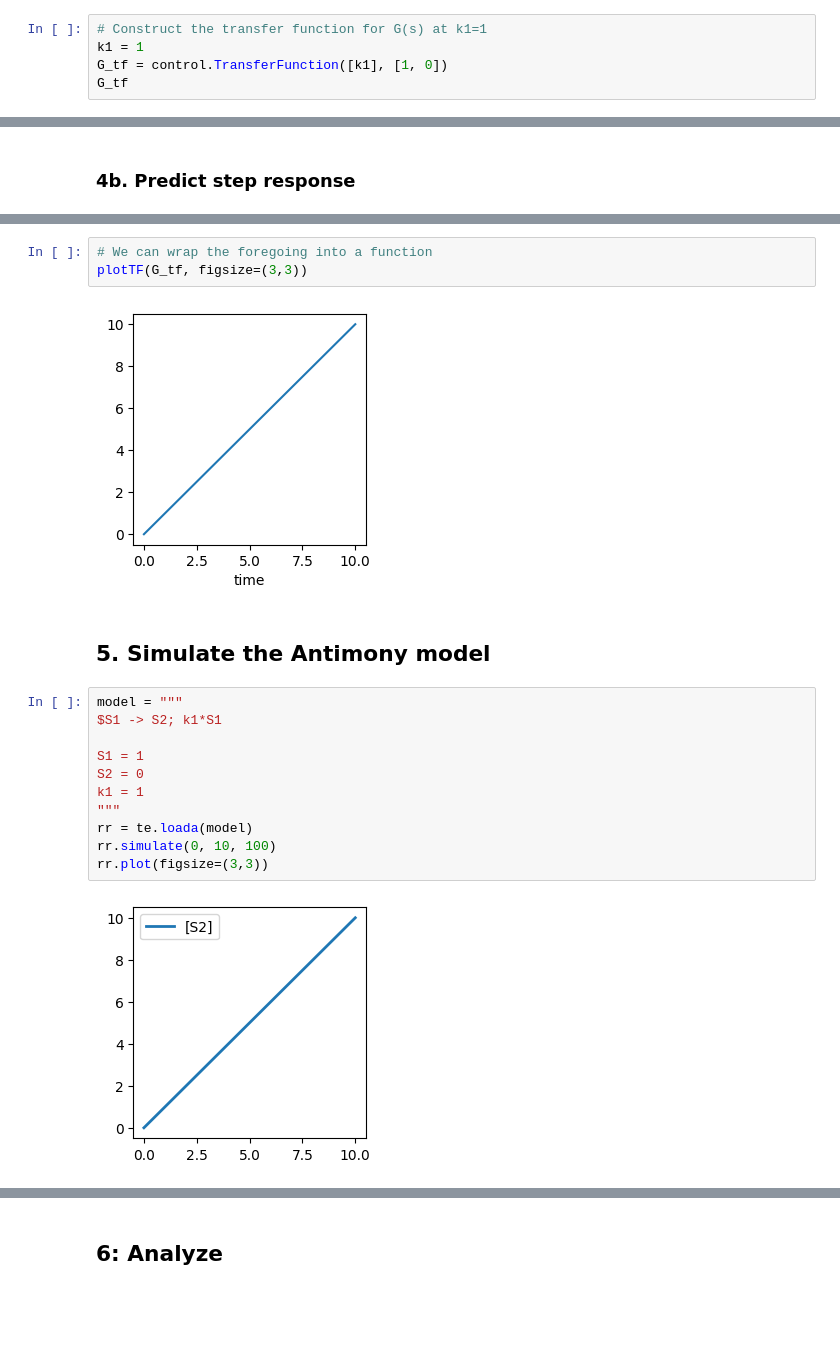
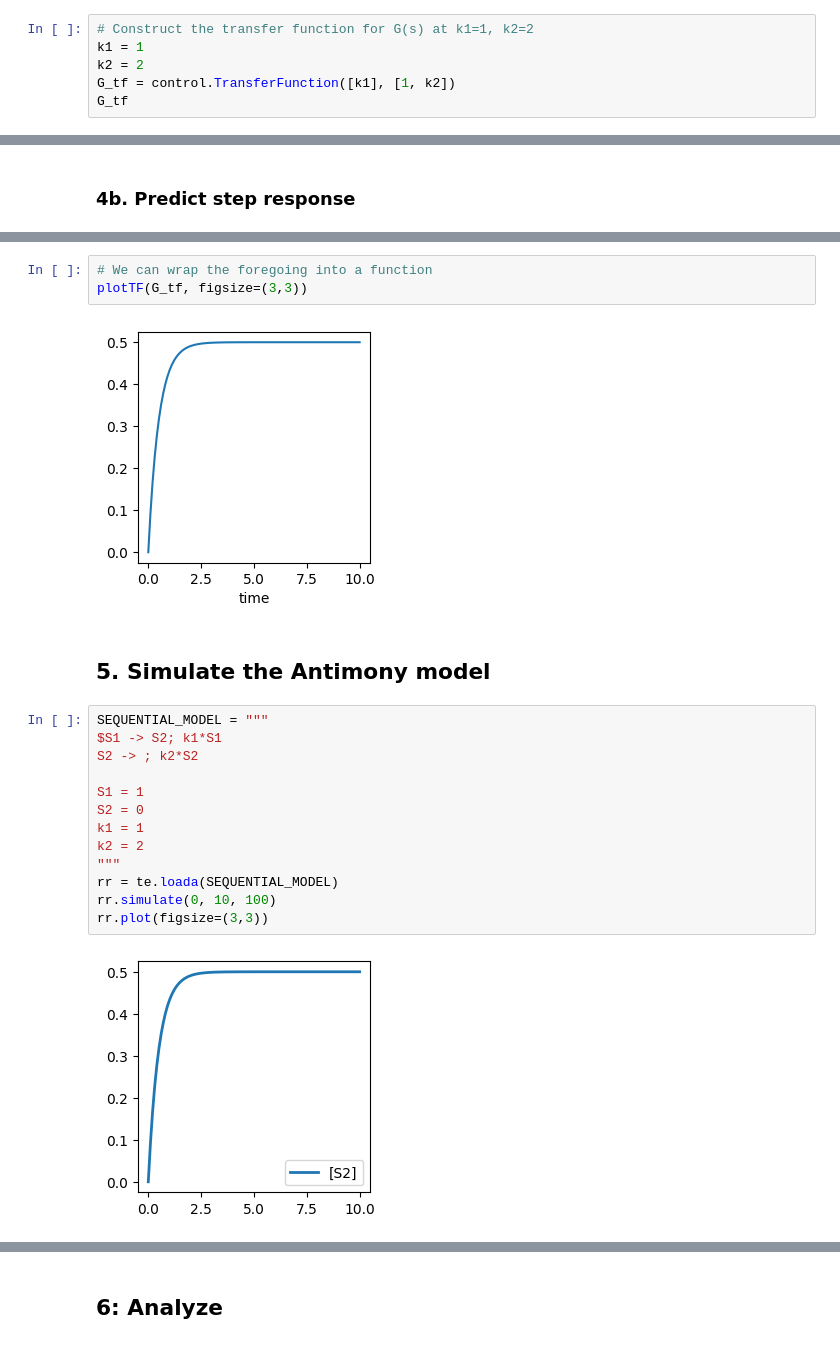
Before and after one commit to joseph-hellerstein/advanced-controls-lectures, a Jupyter notebook: short_class_lectures/Lecture_4-LTI_Systems/deriving_laplace_transforms.ipynb, the cells around one changed output, grey strips where cells are left out. Drawn from its saved outputs; the diff is of its cells as text; blank space fills up the shorter version.

```diff
--- a/short_class_lectures/Lecture_4-LTI_Systems/deriving_laplace_transforms.ipynb
+++ b/short_class_lectures/Lecture_4-LTI_Systems/deriving_laplace_transforms.ipynb
@@ -110,8 +111,9 @@ control.TransferFunction([1], [1, 0, 5])
 # %% [output]
 $$\frac{1}{s^2 + 5}$$
 # %%
-# Construct the transfer function for G(s) at k1=1
+# Construct the transfer function for G(s) at k1=1, k2=2
 k1 = 1
-G_tf = control.TransferFunction([k1], [1, 0])
+k2 = 2
+G_tf = control.TransferFunction([k1], [1, k2])
 G_tf
 # %% [output]
@@ -151,19 +143,21 @@ Text(0.5, 0, 'time')
 # We can wrap the foregoing into a function
 plotTF(G_tf, figsize=(3,3))
 # %% [output]
-[figure, old version]
+[figure, new version]
 # %% [markdown]
 ## 5. Simulate the Antimony model
 # %%
-model = """
+SEQUENTIAL_MODEL = """
 $S1 -> S2; k1*S1
+S2 -> ; k2*S2
 
 S1 = 1
 S2 = 0
 k1 = 1
+k2 = 2
 """
-rr = te.loada(model)
+rr = te.loada(SEQUENTIAL_MODEL)
 rr.simulate(0, 10, 100)
 rr.plot(figsize=(3,3))
 # %% [output]
-[figure, old version]
+[figure, new version]
```
Also changed, not shown: parts of 14 cells of this notebook, 2 other files.
